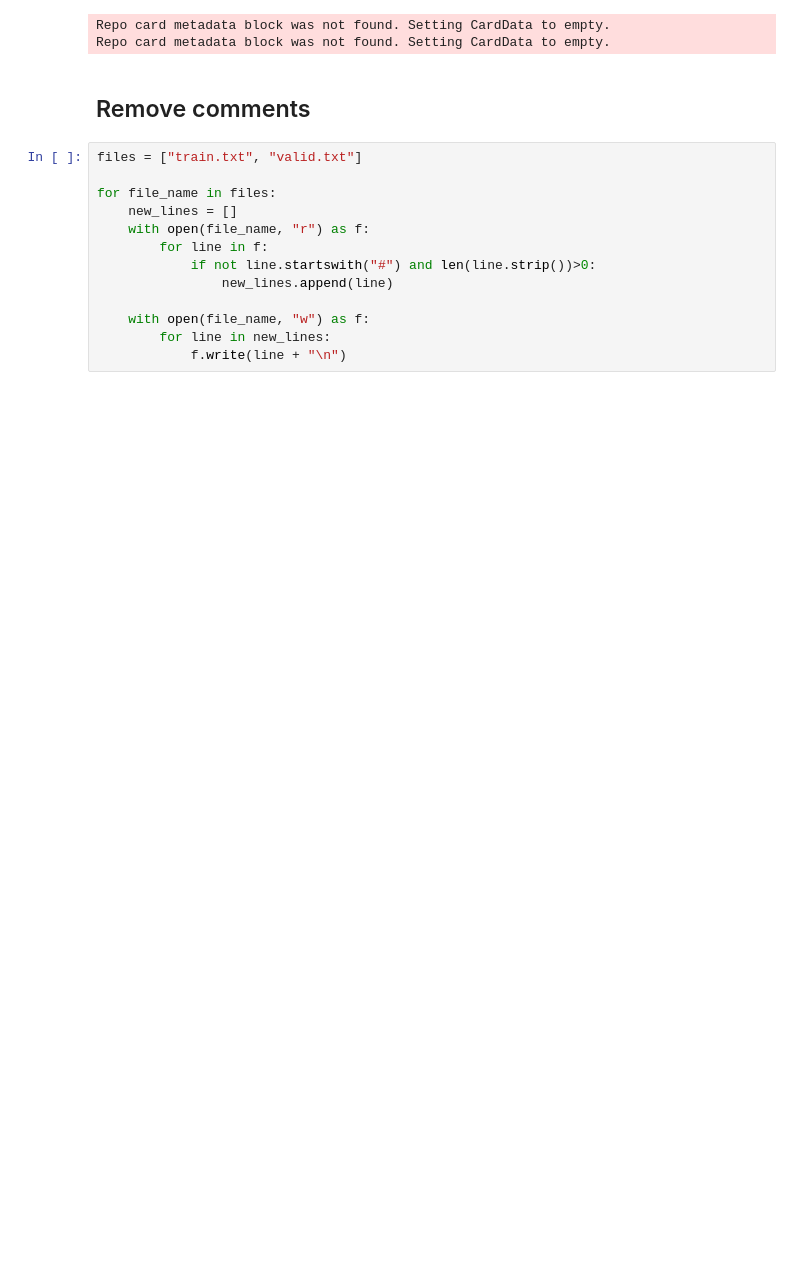
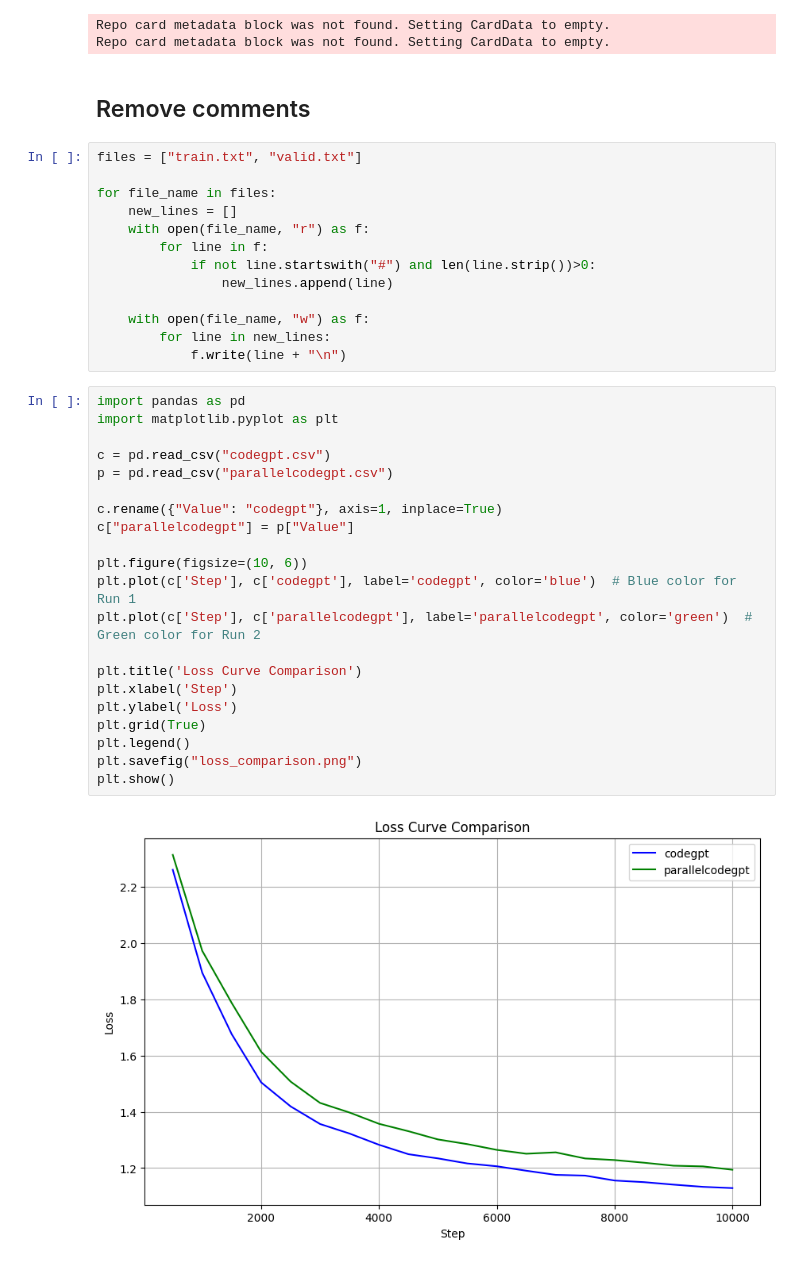
Before and after one commit to SkAndMl/ConvoCode, a Jupyter notebook: gpt_code/data.ipynb, the cells around one changed output. Drawn from its saved outputs; the diff is of its cells as text; blank space fills up the shorter version.

```diff
--- a/gpt_code/data.ipynb
+++ b/gpt_code/data.ipynb
@@ -32,3 +32,26 @@ for file_name in files:
     with open(file_name, "w") as f:
         for line in new_lines:
             f.write(line + "\n")
+# %%
+import pandas as pd
+import matplotlib.pyplot as plt
+
+c = pd.read_csv("codegpt.csv")
+p = pd.read_csv("parallelcodegpt.csv")
+
+c.rename({"Value": "codegpt"}, axis=1, inplace=True)
+c["parallelcodegpt"] = p["Value"]
+
+plt.figure(figsize=(10, 6))
+plt.plot(c['Step'], c['codegpt'], label='codegpt', color='blue')  # Blue color for Run 1
+plt.plot(c['Step'], c['parallelcodegpt'], label='parallelcodegpt', color='green')  # Green color for Run 2
+
+plt.title('Loss Curve Comparison')
+plt.xlabel('Step')
+plt.ylabel('Loss')
+plt.grid(True)
+plt.legend()
+plt.savefig("loss_comparison.png")
+plt.show()
+# %% [output]
+[figure, added]
```
Also changed, not shown: parts of 1 cell of this notebook, 11 other files.
